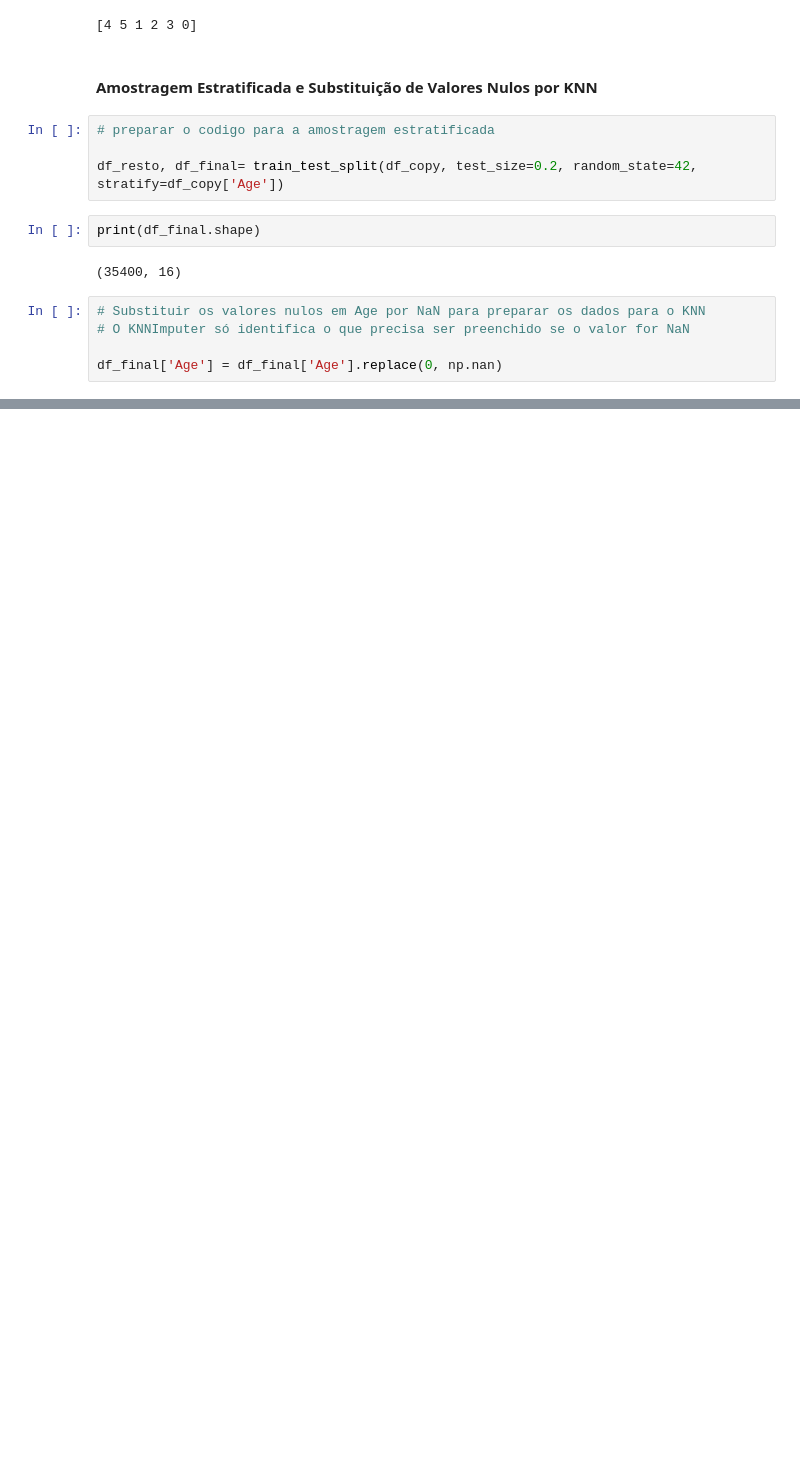
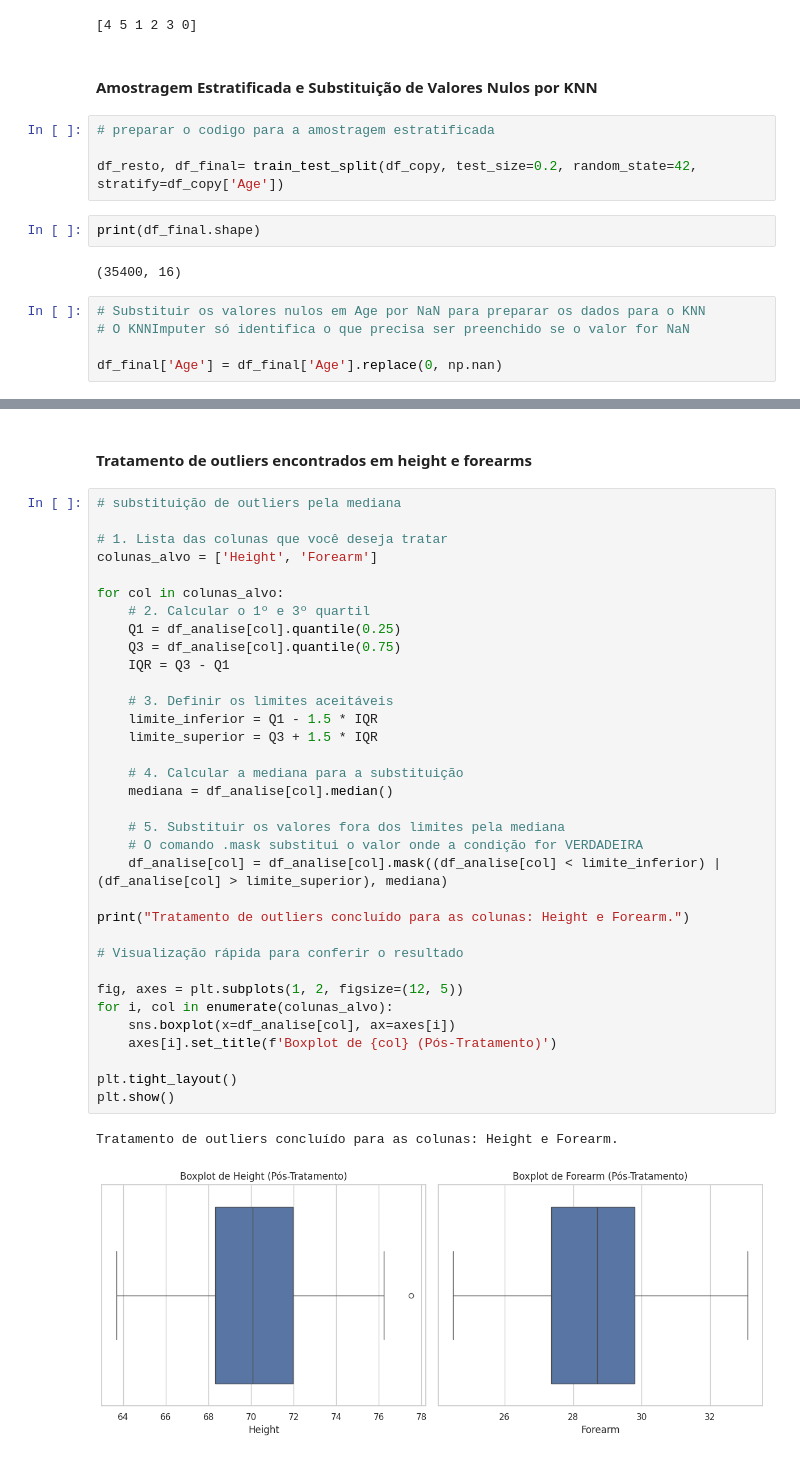
Before and after one commit to marynepatricia/body-fat-prediction-regression, a Jupyter notebook: main.ipynb, the cells around one changed output, grey strips where cells are left out. Saved outputs shown, nothing was run; the diff lists cells and outputs as text; blank space fills up the shorter version.

```diff
--- a/main.ipynb
+++ b/main.ipynb
@@ -251,0 +283,39 @@ plt.show()
+# %% [markdown]
+#### Tratamento de outliers encontrados em height e forearms
+# %%
+# substituição de outliers pela mediana
+
+# 1. Lista das colunas que você deseja tratar
+colunas_alvo = ['Height', 'Forearm']
+
+for col in colunas_alvo:
+    # 2. Calcular o 1º e 3º quartil
+    Q1 = df_analise[col].quantile(0.25)
+    Q3 = df_analise[col].quantile(0.75)
+    IQR = Q3 - Q1
+
+    # 3. Definir os limites aceitáveis
+    limite_inferior = Q1 - 1.5 * IQR
+    limite_superior = Q3 + 1.5 * IQR
+
+    # 4. Calcular a mediana para a substituição
+    mediana = df_analise[col].median()
+
+    # 5. Substituir os valores fora dos limites pela mediana
+    # O comando .mask substitui o valor onde a condição for VERDADEIRA
+    df_analise[col] = df_analise[col].mask((df_analise[col] < limite_inferior) | (df_analise[col] > limite_superior), mediana)
+
+print("Tratamento de outliers concluído para as colunas: Height e Forearm.")
+
+# Visualização rápida para conferir o resultado
+
+fig, axes = plt.subplots(1, 2, figsize=(12, 5))
+for i, col in enumerate(colunas_alvo):
+    sns.boxplot(x=df_analise[col], ax=axes[i])
+    axes[i].set_title(f'Boxplot de {col} (Pós-Tratamento)')
+
+plt.tight_layout()
+plt.show()
+# %% [output]
+Tratamento de outliers concluído para as colunas: Height e Forearm.
+[figure, added]
```
Also changed, not shown: parts of 24 cells of this notebook.
